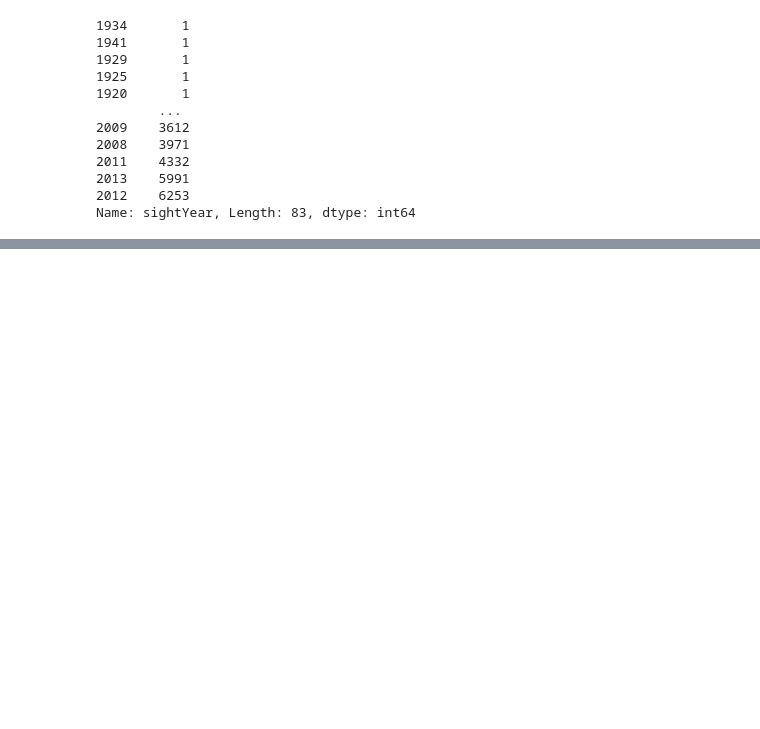
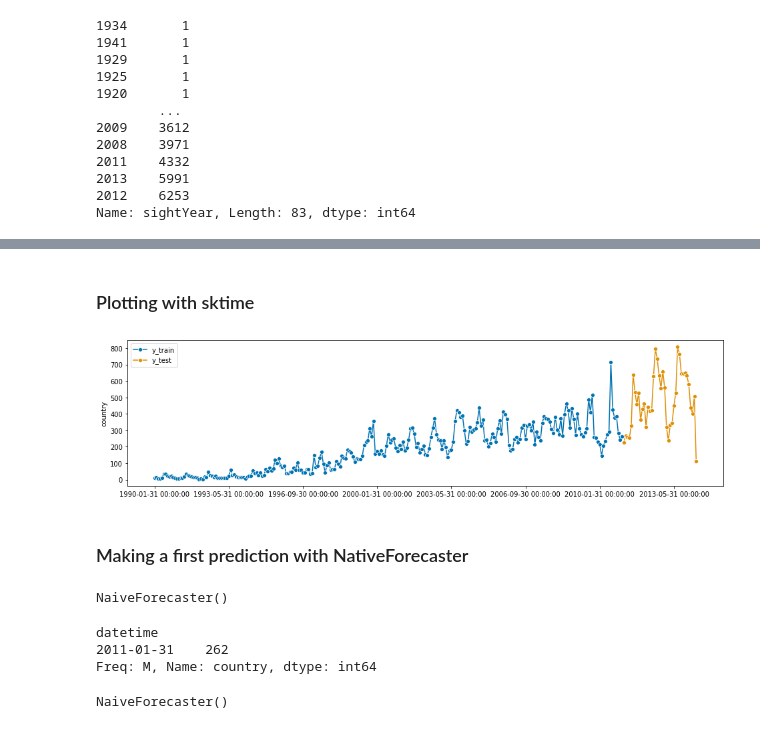
Before and after one commit to mkoh2/ufo_eda, a Jupyter notebook: ufo sightings analysis.ipynb, the cells around one changed output, grey strips where cells are left out. Drawn from its saved outputs; the diff is of its cells as text; code cells hidden in the pictures; blank space fills up the shorter version.

```diff
--- a/ufo sightings analysis.ipynb
+++ b/ufo sightings analysis.ipynb
@@ -887,0 +934,2 @@ ufodb['shape'].value_counts().plot(kind = 'bar',
+# %%
+y = ufo_1990['country'].resample('M').count()
@@ -887,0 +942,2 @@ ufodb['shape'].value_counts().plot(kind = 'bar',
+# %%
+y_train, y_test = temporal_train_test_split(y, test_size = 40)
@@ -887,0 +980,23 @@ ufodb['shape'].value_counts().plot(kind = 'bar',
+# %% [markdown]
+### Plotting with sktime
+# %%
+plot_series(y_train, y_test, labels = ['y_train','y_test']);
+# %% [output]
+[figure, added]
+# %% [markdown]
+### Making a first prediction with NativeForecaster
+# %%
+naive_model_last = NaiveForecaster(strategy = 'last')
+naive_model_last
+# %% [output]
+NaiveForecaster()
+# %%
+y_train.tail(1)
+# %% [output]
+datetime
+2011-01-31    262
+Freq: M, Name: country, dtype: int64
+# %%
+naive_model_last.fit(y_train)
+# %% [output]
+NaiveForecaster()
```
Also changed, not shown: parts of 82 cells of this notebook.
